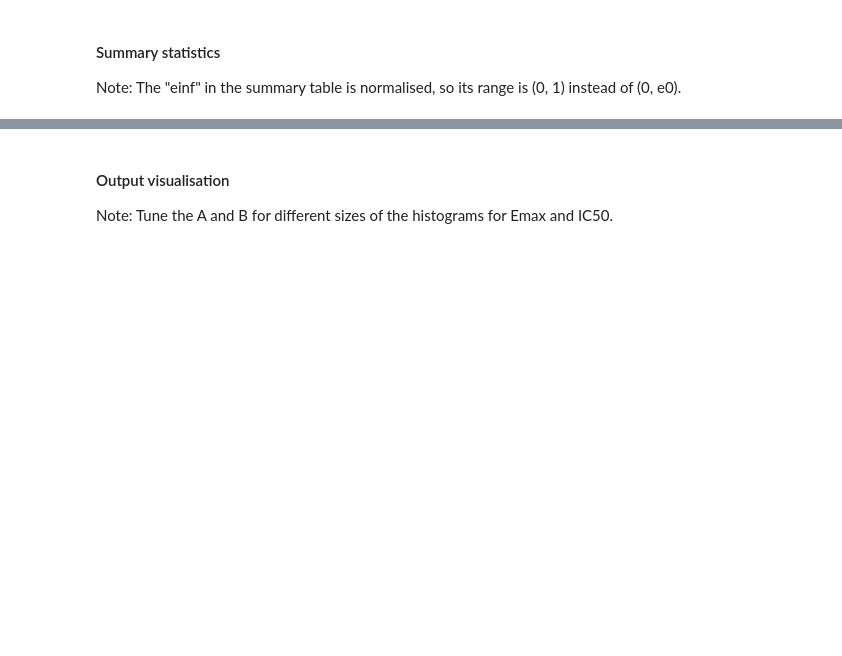
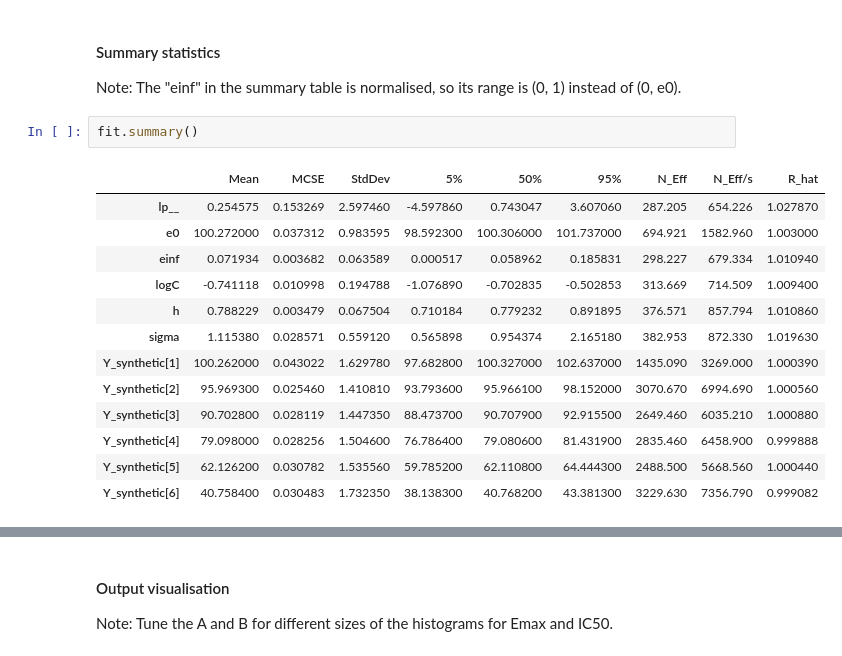
Before and after one commit to HaotingZhang1/SynBa, a Jupyter notebook: synba_mono.ipynb, the cells around one changed output, grey strips where cells are left out. Saved outputs shown, nothing was run; the diff lists cells and outputs as text; blank space fills up the shorter version.

```diff
--- a/synba_mono.ipynb
+++ b/synba_mono.ipynb
@@ -160,4 +181,20 @@ WARNING:pystan:Try running with adapt_delta larger than 0.9 to remove the diverg
 # %% [markdown]
 #### Summary statistics
 Note: The "einf" in the summary table is normalised, so its range is (0, 1) instead of (0, e0).
+# %%
+fit.summary()
+# %% [output]
+|  | Mean | MCSE | StdDev | 5% | 50% | 95% | N_Eff | N_Eff/s | R_hat |
+| lp__ | 0.254575 | 0.153269 | 2.597460 | -4.597860 | 0.743047 | 3.607060 | 287.205 | 654.226 | 1.027870 |
+| e0 | 100.272000 | 0.037312 | 0.983595 | 98.592300 | 100.306000 | 101.737000 | 694.921 | 1582.960 | 1.003000 |
+| einf | 0.071934 | 0.003682 | 0.063589 | 0.000517 | 0.058962 | 0.185831 | 298.227 | 679.334 | 1.010940 |
+| logC | -0.741118 | 0.010998 | 0.194788 | -1.076890 | -0.702835 | -0.502853 | 313.669 | 714.509 | 1.009400 |
+| h | 0.788229 | 0.003479 | 0.067504 | 0.710184 | 0.779232 | 0.891895 | 376.571 | 857.794 | 1.010860 |
+| sigma | 1.115380 | 0.028571 | 0.559120 | 0.565898 | 0.954374 | 2.165180 | 382.953 | 872.330 | 1.019630 |
+| Y_synthetic[1] | 100.262000 | 0.043022 | 1.629780 | 97.682800 | 100.327000 | 102.637000 | 1435.090 | 3269.000 | 1.000390 |
+| Y_synthetic[2] | 95.969300 | 0.025460 | 1.410810 | 93.793600 | 95.966100 | 98.152000 | 3070.670 | 6994.690 | 1.000560 |
+| Y_synthetic[3] | 90.702800 | 0.028119 | 1.447350 | 88.473700 | 90.707900 | 92.915500 | 2649.460 | 6035.210 | 1.000880 |
+| Y_synthetic[4] | 79.098000 | 0.028256 | 1.504600 | 76.786400 | 79.080600 | 81.431900 | 2835.460 | 6458.900 | 0.999888 |
+| Y_synthetic[5] | 62.126200 | 0.030782 | 1.535560 | 59.785200 | 62.110800 | 64.444300 | 2488.500 | 5668.560 | 1.000440 |
+| Y_synthetic[6] | 40.758400 | 0.030483 | 1.732350 | 38.138300 | 40.768200 | 43.381300 | 3229.630 | 7356.790 | 0.999082 |
 # %%
```
Also changed, not shown: parts of 12 cells of this notebook, 4 other files.
